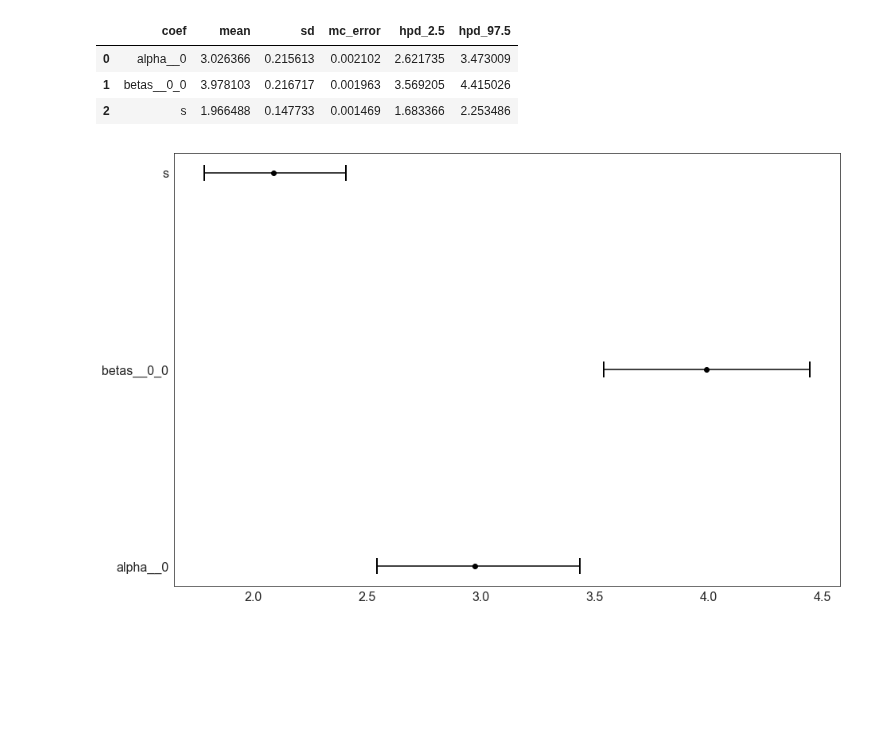
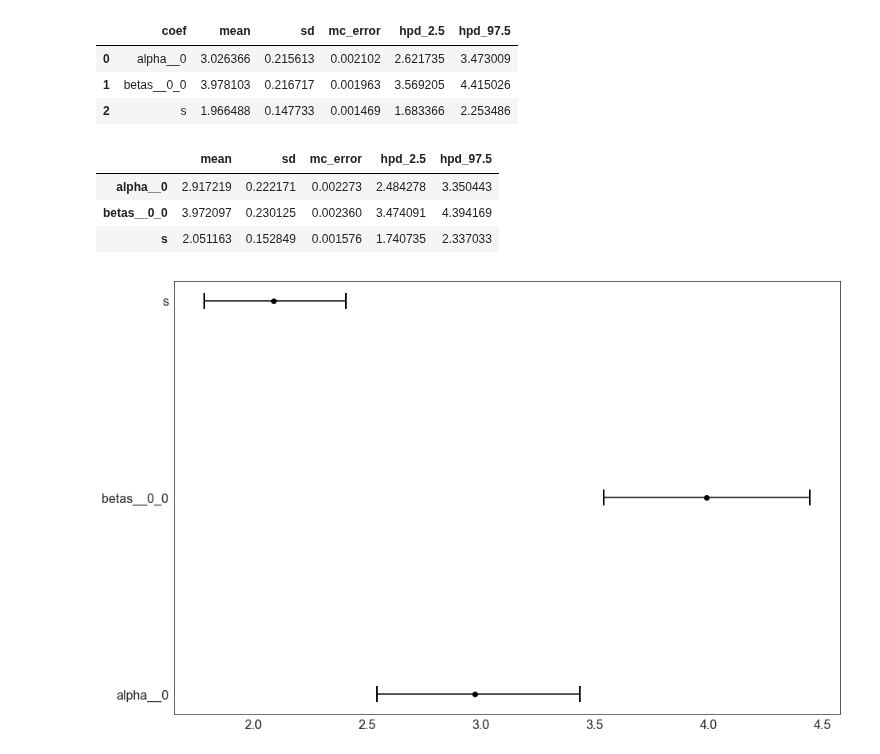
Before and after one commit to pysr1/pymc3_models, a Jupyter notebook: notebooks/LinearRegression.ipynb, the cells around one changed output. Drawn from its saved outputs; the diff is of its cells as text; code cells hidden in the pictures; blank space fills up the shorter version.

```diff
--- a/notebooks/LinearRegression.ipynb
+++ b/notebooks/LinearRegression.ipynb
@@ -65,6 +65,13 @@ coefs.head()
 | 0 | alpha__0 | 3.026366 | 0.215613 | 0.002102 | 2.621735 | 3.473009 |
 | 1 | betas__0_0 | 3.978103 | 0.216717 | 0.001963 | 3.569205 | 4.415026 |
 | 2 | s | 1.966488 | 0.147733 | 0.001469 | 1.683366 | 2.253486 |
+# %%
+LR.summary
+# %% [output]
+|  | mean | sd | mc_error | hpd_2.5 | hpd_97.5 |
+| alpha__0 | 2.917219 | 0.222171 | 0.002273 | 2.484278 | 3.350443 |
+| betas__0_0 | 3.972097 | 0.230125 | 0.002360 | 3.474091 | 4.394169 |
+| s | 2.051163 | 0.152849 | 0.001576 | 1.740735 | 2.337033 |
 # %%
 coefs = LR.summary.reset_index().rename(columns = {'index' : 'coef'})
 ypa_ci = np.array(list(zip(-coefs['hpd_2.5'] + coefs['mean'],
```
Also changed, not shown: parts of 4 cells of this notebook, 3 other files.
